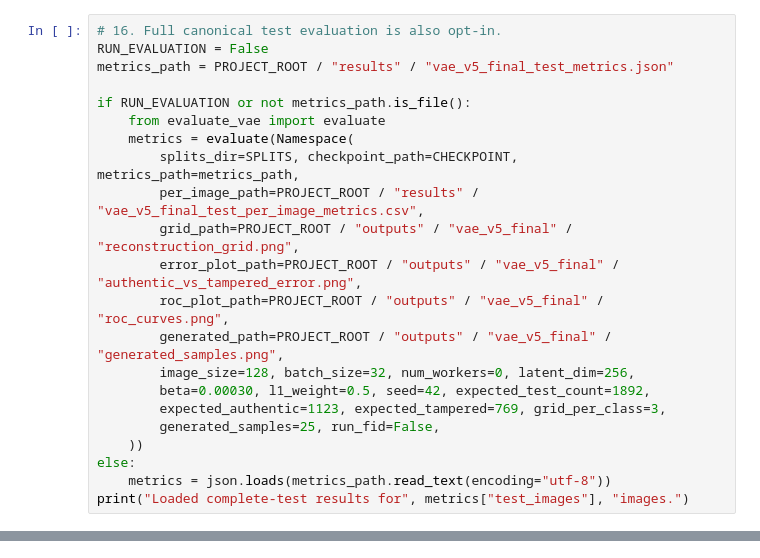
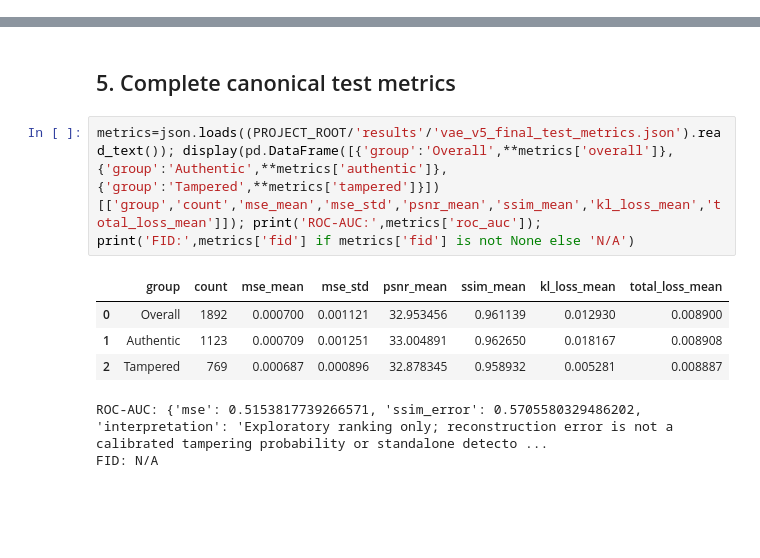
Before and after one commit to Unavailablecoconut76/Digital-Evidence-GenAI, a Jupyter notebook: notebooks/VAE/VAE_CASIA_Complete_Demo.ipynb, the cells around one changed output, grey strips where cells are left out. Cells and saved outputs as stored; diff of their text form; blank space fills up the shorter version.

```diff
--- a/notebooks/VAE/VAE_CASIA_Complete_Demo.ipynb
+++ b/notebooks/VAE/VAE_CASIA_Complete_Demo.ipynb
@@ -187,22 +0,0 @@ plt.tight_layout()
-# %%
-# 16. Full canonical test evaluation is also opt-in.
-RUN_EVALUATION = False
-metrics_path = PROJECT_ROOT / "results" / "vae_v5_final_test_metrics.json"
-
-if RUN_EVALUATION or not metrics_path.is_file():
-    from evaluate_vae import evaluate
-    metrics = evaluate(Namespace(
-        splits_dir=SPLITS, checkpoint_path=CHECKPOINT, metrics_path=metrics_path,
-        per_image_path=PROJECT_ROOT / "results" / "vae_v5_final_test_per_image_metrics.csv",
-        grid_path=PROJECT_ROOT / "outputs" / "vae_v5_final" / "reconstruction_grid.png",
-        error_plot_path=PROJECT_ROOT / "outputs" / "vae_v5_final" / "authentic_vs_tampered_error.png",
-        roc_plot_path=PROJECT_ROOT / "outputs" / "vae_v5_final" / "roc_curves.png",
-        generated_path=PROJECT_ROOT / "outputs" / "vae_v5_final" / "generated_samples.png",
-        image_size=128, batch_size=32, num_workers=0, latent_dim=256,
-        beta=0.00030, l1_weight=0.5, seed=42, expected_test_count=1892,
-        expected_authentic=1123, expected_tampered=769, grid_per_class=3,
-        generated_samples=25, run_fid=False,
-    ))
-else:
-    metrics = json.loads(metrics_path.read_text(encoding="utf-8"))
-print("Loaded complete-test results for", metrics["test_images"], "images.")
@@ -280,0 +79,11 @@ VAE V5 provides substantially improved image reconstruction while preserving a p
+# %% [markdown]
+## 5. Complete canonical test metrics
+# %%
+metrics=json.loads((PROJECT_ROOT/'results'/'vae_v5_final_test_metrics.json').read_text()); display(pd.DataFrame([{'group':'Overall',**metrics['overall']},{'group':'Authentic',**metrics['authentic']},{'group':'Tampered',**metrics['tampered']}])[['group','count','mse_mean','mse_std','psnr_mean','ssim_mean','kl_loss_mean','total_loss_mean']]); print('ROC-AUC:',metrics['roc_auc']); print('FID:',metrics['fid'] if metrics['fid'] is not None else 'N/A')
+# %% [output]
+|  | group | count | mse_mean | mse_std | psnr_mean | ssim_mean | kl_loss_mean | total_loss_mean |
+| 0 | Overall | 1892 | 0.000700 | 0.001121 | 32.953456 | 0.961139 | 0.012930 | 0.008900 |
+| 1 | Authentic | 1123 | 0.000709 | 0.001251 | 33.004891 | 0.962650 | 0.018167 | 0.008908 |
+| 2 | Tampered | 769 | 0.000687 | 0.000896 | 32.878345 | 0.958932 | 0.005281 | 0.008887 |
+ROC-AUC: {'mse': 0.5153817739266571, 'ssim_error': 0.5705580329486202, 'interpretation': 'Exploratory ranking only; reconstruction error is not a calibrated tampering probability or standalone detecto ...
+FID: N/A
```
Also changed, not shown: parts of 42 cells of this notebook, 2 other files.
